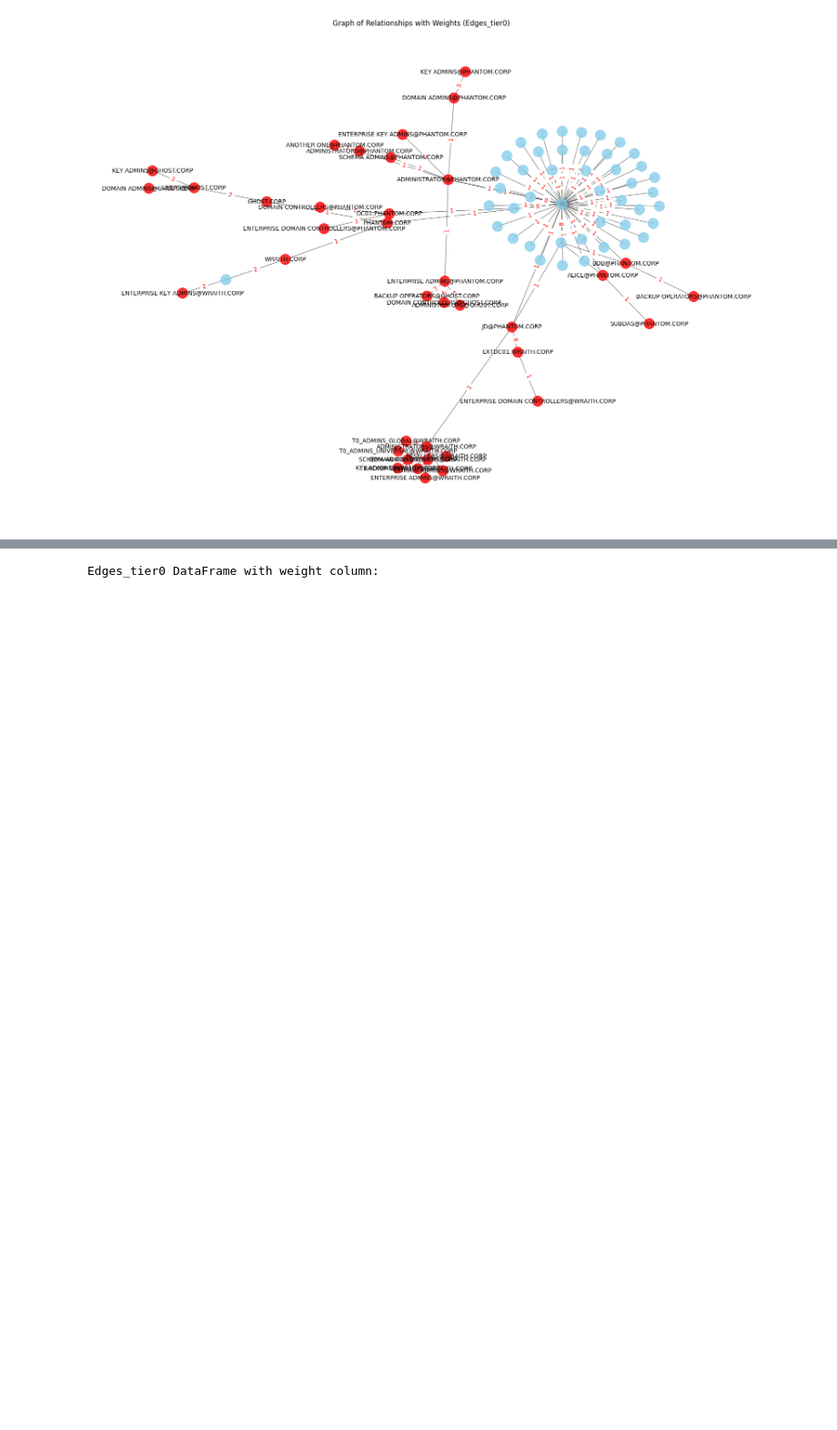
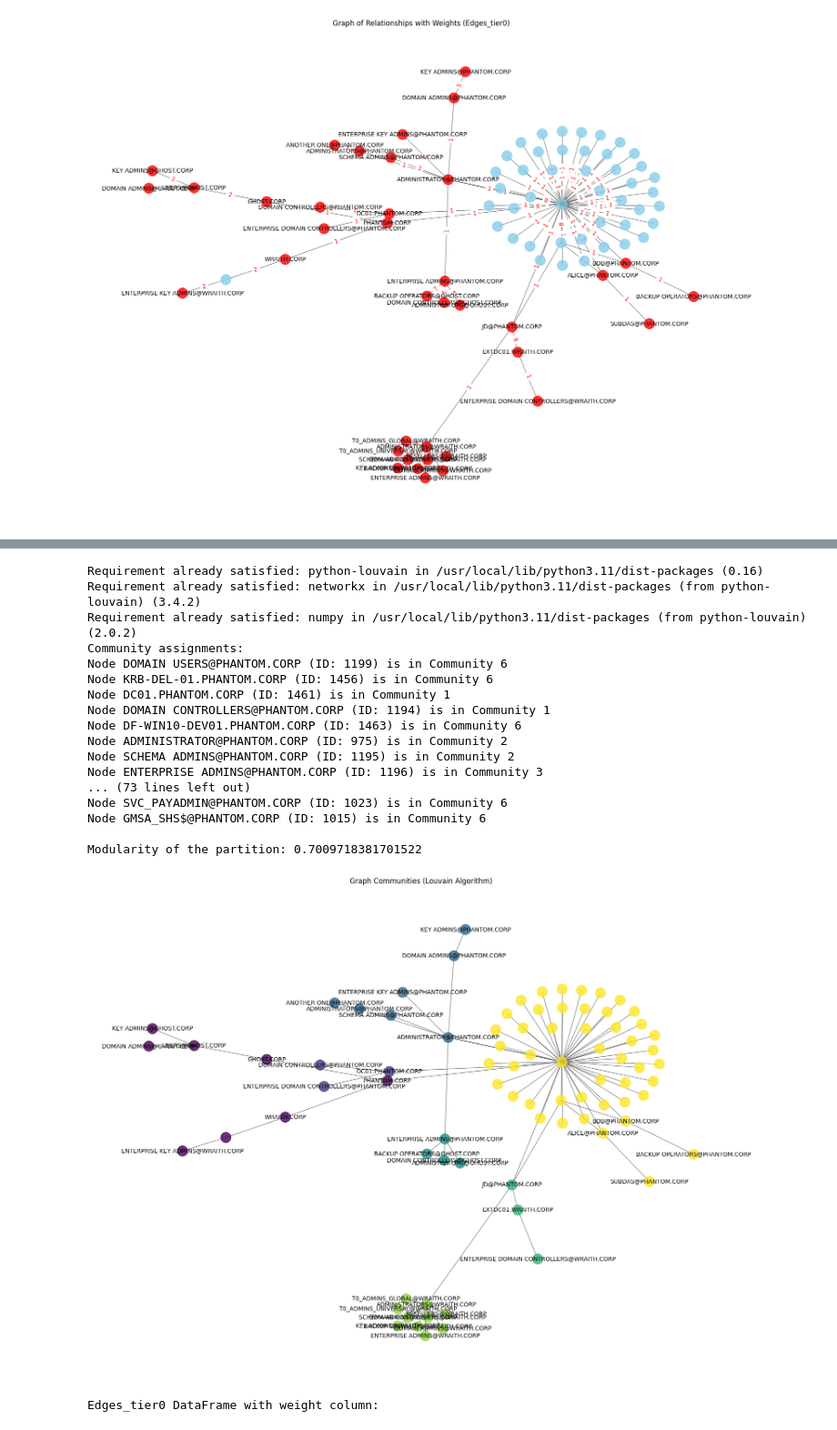
Before and after one commit to markajbell/BH, a Jupyter notebook: Import.ipynb, the cells around one changed output, grey strips where cells are left out. Shown at 91% size. Drawn from its saved outputs; the diff is of its cells as text; code cells hidden in the pictures; blank space fills up the shorter version.

```diff
--- a/Import.ipynb
+++ b/Import.ipynb
@@ -1046,3 +995,77 @@ interactive_graph.html
+# %%
+# prompt: can you analyse the graph with the Leiden algroythm
+
+import matplotlib.pyplot as plt
+!pip install python-louvain
+
+import community as community_louvain
+# Find communities using the Louvain algorithm
+partition = community_louvain.best_partition(G)
+
+# Add community information to the nodes
+for node, community_id in partition.items():
+    G.nodes[node]['community'] = community_id
+
+# Print the community assignments
+print("Community assignments:")
+for node, community_id in partition.items():
+    node_info = nodes_tier0[nodes_tier0['node_id'] == node]
+    label = node_info['label'].iloc[0] if not node_info.empty else str(node)
+    print(f"Node {label} (ID: {node}) is in Community {community_id}")
+
+# You can also calculate the modularity of the partition
+modularity = community_louvain.modularity(partition, G)
+print(f"\nModularity of the partition: {modularity}")
+
+# Visualize the communities (optional)
+plt.figure(figsize=(20, 15))
+pos = nx.spring_layout(G, seed=42)  # Consistent layout
+
+# Color nodes based on their community
+community_colors = [partition[node] for node in G.nodes()]
+cmap = plt.cm.viridis  # Choose a colormap
+
+nx.draw_networkx_nodes(G, pos, node_color=community_colors, cmap=cmap, node_size=300, alpha=0.8)
+nx.draw_networkx_edges(G, pos, width=1.0, alpha=0.5)
+
+# Draw labels (can be selective to avoid clutter)
+node_labels = {}
+for node in G.nodes():
+    # Label only nodes that are in start_nodes_to_check or unique_targets_set or are 9999
+    if node in start_nodes_to_check or node in unique_targets_set or node == 9999:
+         node_info = nodes_tier0[nodes_tier0['node_id'] == node]
+         if not node_info.empty:
+              node_labels[node] = node_info['label'].iloc[0]
+         elif node == 9999:
+              node_labels[node] = 'Target 9999'
+         else:
+             node_labels[node] = str(node)
+
+
+nx.draw_networkx_labels(G, pos, labels=node_labels, font_size=10)
+
+plt.title("Graph Communities (Louvain Algorithm)")
+plt.axis('off')
+plt.show()
+# %% [output]
+Requirement already satisfied: python-louvain in /usr/local/lib/python3.11/dist-packages (0.16)
+Requirement already satisfied: networkx in /usr/local/lib/python3.11/dist-packages (from python-louvain) (3.4.2)
+Requirement already satisfied: numpy in /usr/local/lib/python3.11/dist-packages (from python-louvain) (2.0.2)
+Community assignments:
+Node DOMAIN USERS@PHANTOM.CORP (ID: 1199) is in Community 6
+Node KRB-DEL-01.PHANTOM.CORP (ID: 1456) is in Community 6
+Node DC01.PHANTOM.CORP (ID: 1461) is in Community 1
+Node DOMAIN CONTROLLERS@PHANTOM.CORP (ID: 1194) is in Community 1
+Node DF-WIN10-DEV01.PHANTOM.CORP (ID: 1463) is in Community 6
+Node ADMINISTRATOR@PHANTOM.CORP (ID: 975) is in Community 2
+Node SCHEMA ADMINS@PHANTOM.CORP (ID: 1195) is in Community 2
+Node ENTERPRISE ADMINS@PHANTOM.CORP (ID: 1196) is in Community 3
+... (73 lines left out)
+Node SVC_PAYADMIN@PHANTOM.CORP (ID: 1023) is in Community 6
+Node GMSA_SHS$@PHANTOM.CORP (ID: 1015) is in Community 6
+
+Modularity of the partition: 0.7009718381701522
+[figure, added]
 # %%
 # Apply the weights based on the 'label' column to edges_tier0
 def assign_weight(label):
```
Also changed, not shown: parts of 13 cells of this notebook.
